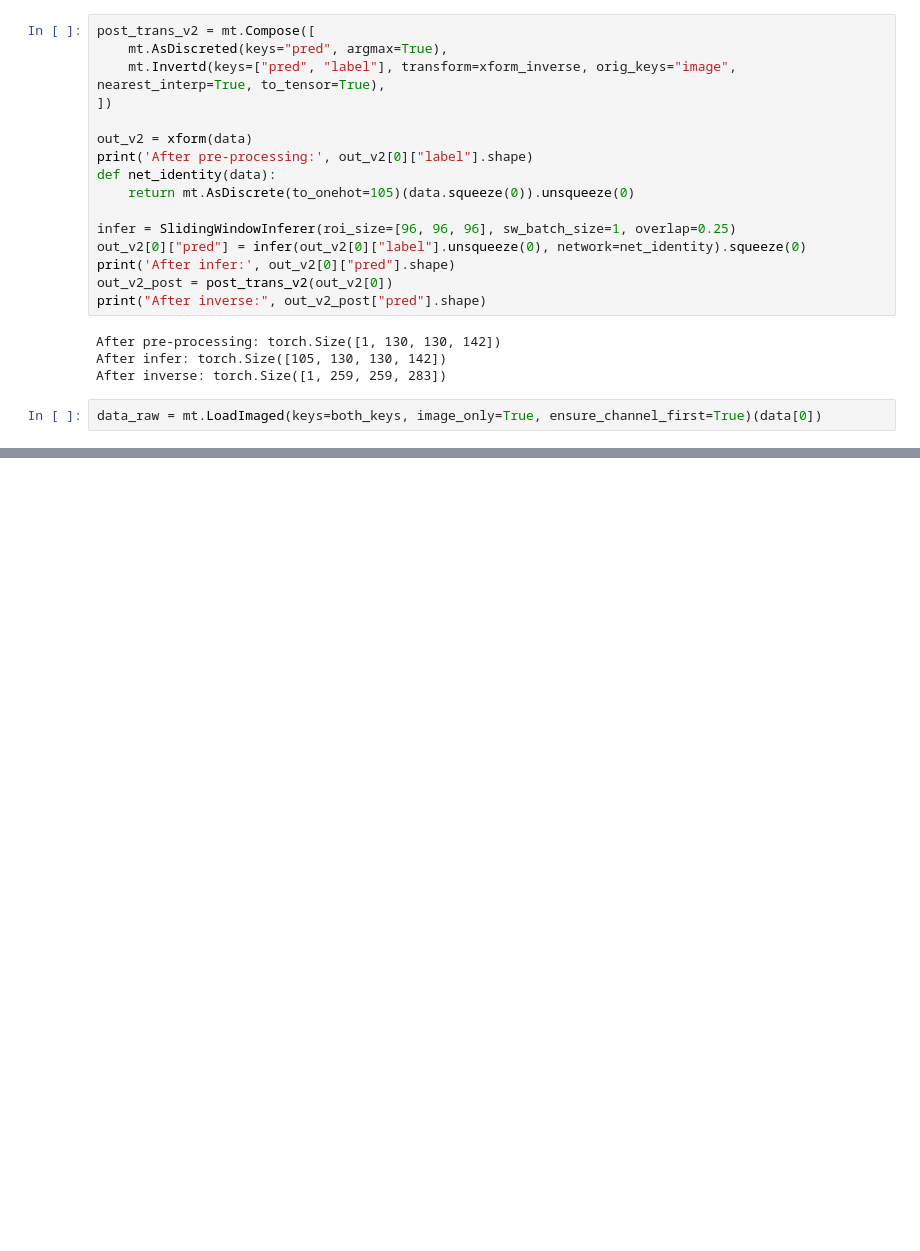
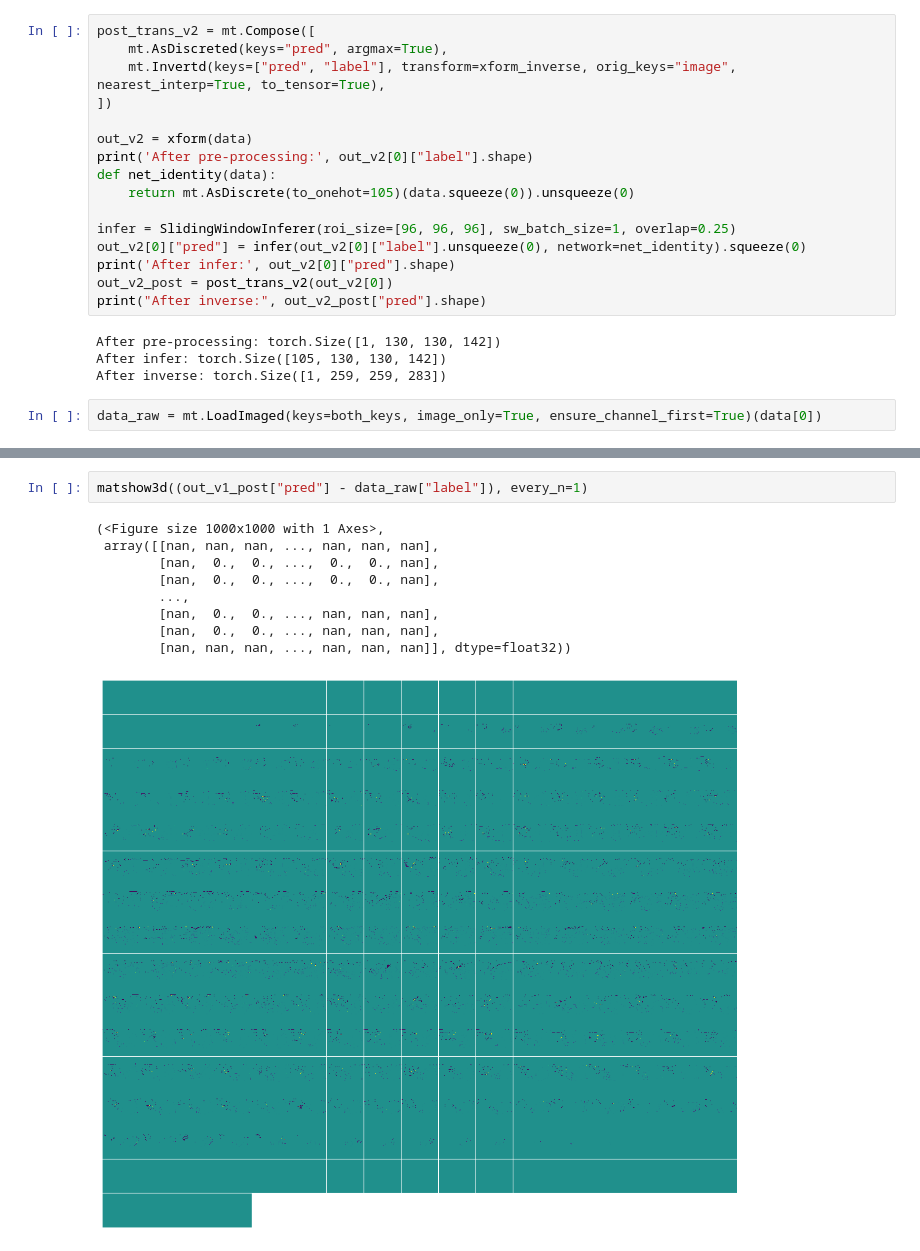
Before and after one commit to KumoLiu/tutorials, a Jupyter notebook: modules/test-inverse.ipynb, the cells around one changed output, grey strips where cells are left out. Saved outputs shown, nothing was run; the diff lists cells and outputs as text; blank space fills up the shorter version.

```diff
--- a/modules/test-inverse.ipynb
+++ b/modules/test-inverse.ipynb
@@ -139,0 +162,12 @@ print(_metric)
+# %%
+matshow3d((out_v1_post["pred"] - data_raw["label"]), every_n=1)
+# %% [output]
+(<Figure size 1000x1000 with 1 Axes>,
+ array([[nan, nan, nan, ..., nan, nan, nan],
+        [nan,  0.,  0., ...,  0.,  0., nan],
+        [nan,  0.,  0., ...,  0.,  0., nan],
+        ...,
+        [nan,  0.,  0., ..., nan, nan, nan],
+        [nan,  0.,  0., ..., nan, nan, nan],
+        [nan, nan, nan, ..., nan, nan, nan]], dtype=float32))
+[figure, added]
```
Also changed, not shown: parts of 5 cells of this notebook.
